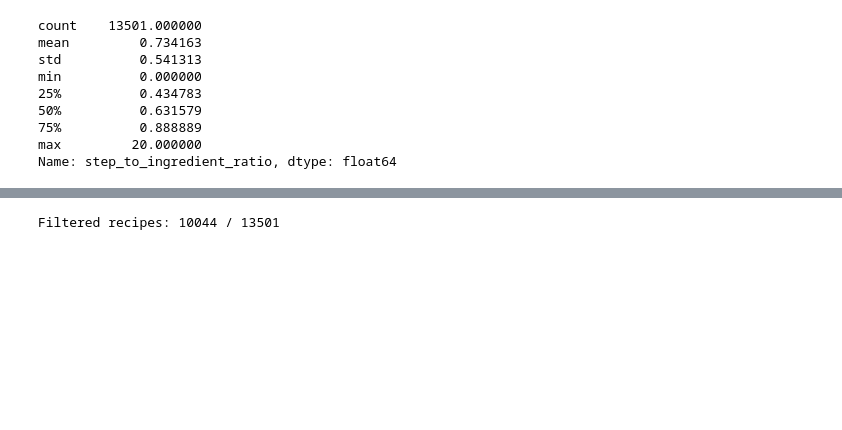
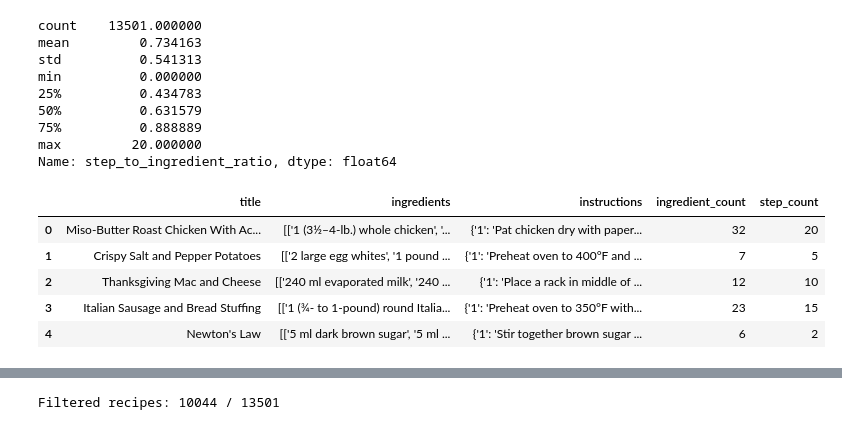
Before and after one commit to crunchdomo/llm_conversation, a Jupyter notebook: recipe_selection.ipynb, the cells around one changed output, grey strips where cells are left out. Drawn from its saved outputs; the diff is of its cells as text; code cells hidden in the pictures; blank space fills up the shorter version.

```diff
--- a/recipe_selection.ipynb
+++ b/recipe_selection.ipynb
@@ -69,3 +89,13 @@ min          0.000000
 75%          0.888889
 max         20.000000
 Name: step_to_ingredient_ratio, dtype: float64
+# %%
+df.head(
+)
+# %% [output]
+|  | title | ingredients | instructions | ingredient_count | step_count |
+| 0 | Miso-Butter Roast Chicken With Ac... | [['1 (3½–4-lb.) whole chicken', '... | {'1': 'Pat chicken dry with paper... | 32 | 20 |
+| 1 | Crispy Salt and Pepper Potatoes | [['2 large egg whites', '1 pound ... | {'1': 'Preheat oven to 400°F and ... | 7 | 5 |
+| 2 | Thanksgiving Mac and Cheese | [['240 ml evaporated milk', '240 ... | {'1': 'Place a rack in middle of ... | 12 | 10 |
+| 3 | Italian Sausage and Bread Stuffing | [['1 (¾- to 1-pound) round Italia... | {'1': 'Preheat oven to 350°F with... | 23 | 15 |
+| 4 | Newton's Law | [['5 ml dark brown sugar', '5 ml ... | {'1': 'Stir together brown sugar ... | 6 | 2 |
```
Also changed, not shown: parts of 3 cells of this notebook, 18 other files.
